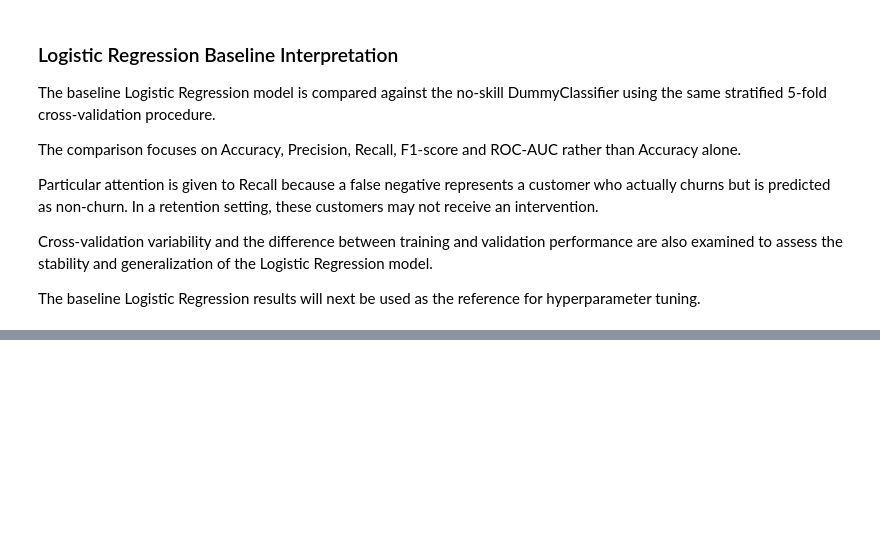
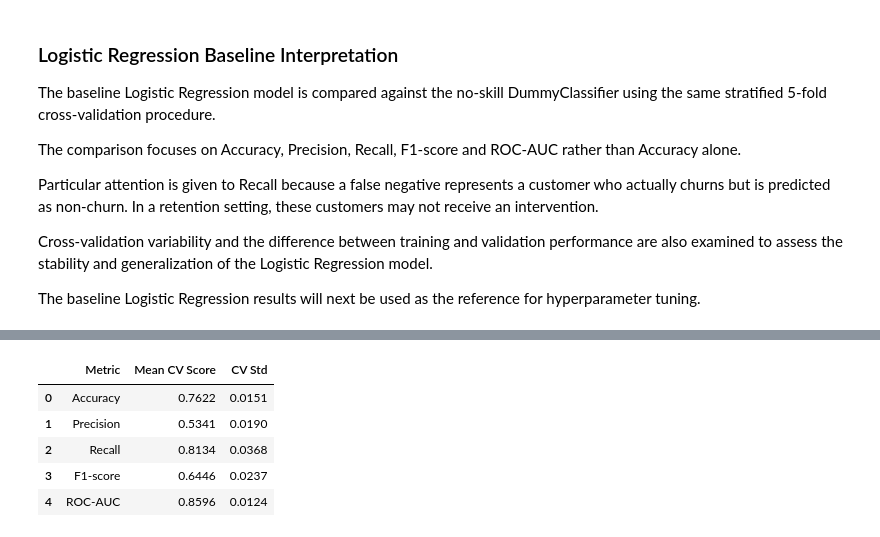
Before and after one commit to rgthimirad-cpu/Customer-Churn-Prediction-Business-Intelligence-System, a Jupyter notebook: Machine Learning/notebooks/01_logistic_regression.ipynb, the cells around one changed output, grey strips where cells are left out. Cells and saved outputs as stored; diff of their text form; code cells hidden in the pictures; blank space fills up the shorter version.

```diff
--- a/Machine Learning/notebooks/01_logistic_regression.ipynb
+++ b/Machine Learning/notebooks/01_logistic_regression.ipynb
@@ -1488,0 +1633,78 @@ The baseline Logistic Regression results will next be used as the reference for
+# %%
+# ==========================================
+# 47. Best Tuned Logistic CV Summary
+# ==========================================
+
+best_index = logistic_grid_search.best_index_
+
+tuned_logistic_summary = pd.DataFrame({
+    "Metric": [
+        "Accuracy",
+        "Precision",
+        "Recall",
+        "F1-score",
+        "ROC-AUC"
+    ],
+
+    "Mean CV Score": [
+        logistic_grid_search.cv_results_[
+            "mean_test_accuracy"
+        ][best_index],
+
+        logistic_grid_search.cv_results_[
+            "mean_test_precision"
+        ][best_index],
+
+        logistic_grid_search.cv_results_[
+            "mean_test_recall"
+        ][best_index],
+
+        logistic_grid_search.cv_results_[
+            "mean_test_f1"
+        ][best_index],
+
+        logistic_grid_search.cv_results_[
+            "mean_test_roc_auc"
+        ][best_index]
+    ],
+
+    "CV Std": [
+        logistic_grid_search.cv_results_[
+            "std_test_accuracy"
+        ][best_index],
+
+        logistic_grid_search.cv_results_[
+            "std_test_precision"
+        ][best_index],
+
+        logistic_grid_search.cv_results_[
+            "std_test_recall"
+        ][best_index],
+
+        logistic_grid_search.cv_results_[
+            "std_test_f1"
+        ][best_index],
+
+        logistic_grid_search.cv_results_[
+            "std_test_roc_auc"
+        ][best_index]
+    ]
+})
+
+tuned_logistic_summary[
+    ["Mean CV Score", "CV Std"]
+] = (
+    tuned_logistic_summary[
+        ["Mean CV Score", "CV Std"]
+    ]
+    .round(4)
+)
+
+tuned_logistic_summary
+# %% [output]
+|  | Metric | Mean CV Score | CV Std |
+| 0 | Accuracy | 0.7622 | 0.0151 |
+| 1 | Precision | 0.5341 | 0.0190 |
+| 2 | Recall | 0.8134 | 0.0368 |
+| 3 | F1-score | 0.6446 | 0.0237 |
+| 4 | ROC-AUC | 0.8596 | 0.0124 |
```
Also changed, not shown: parts of 10 cells of this notebook.
